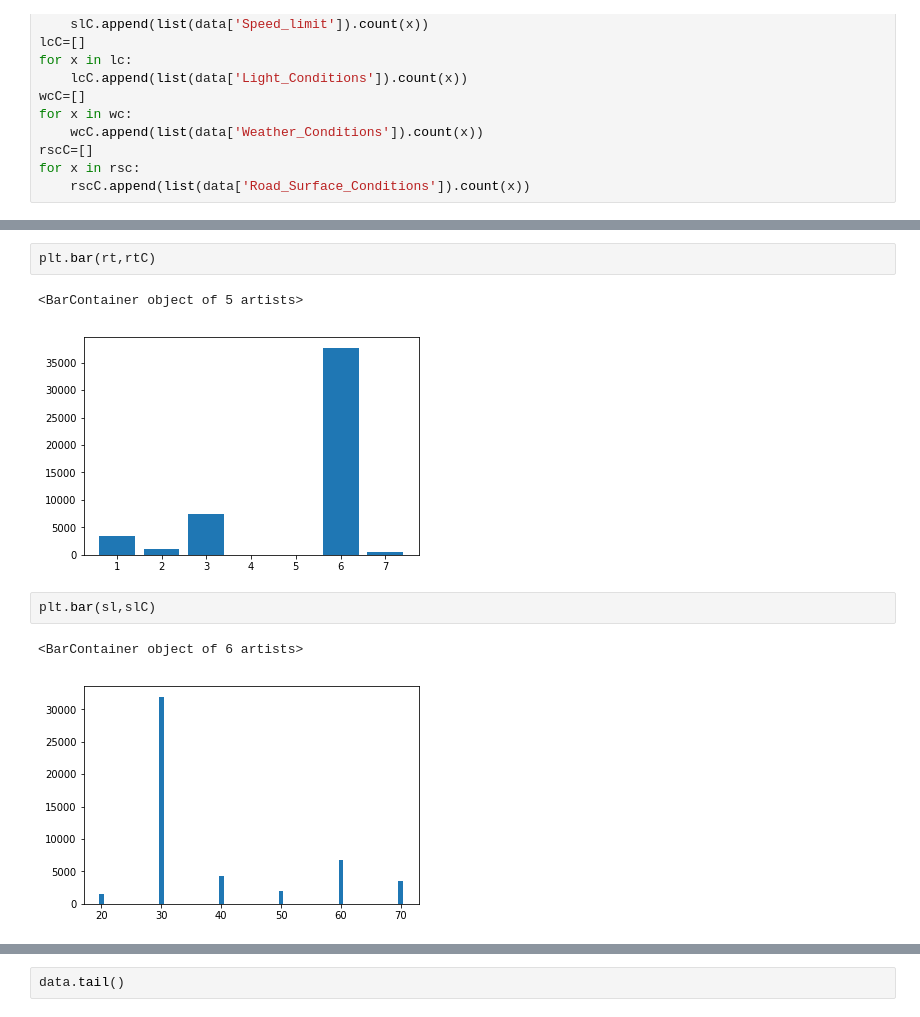
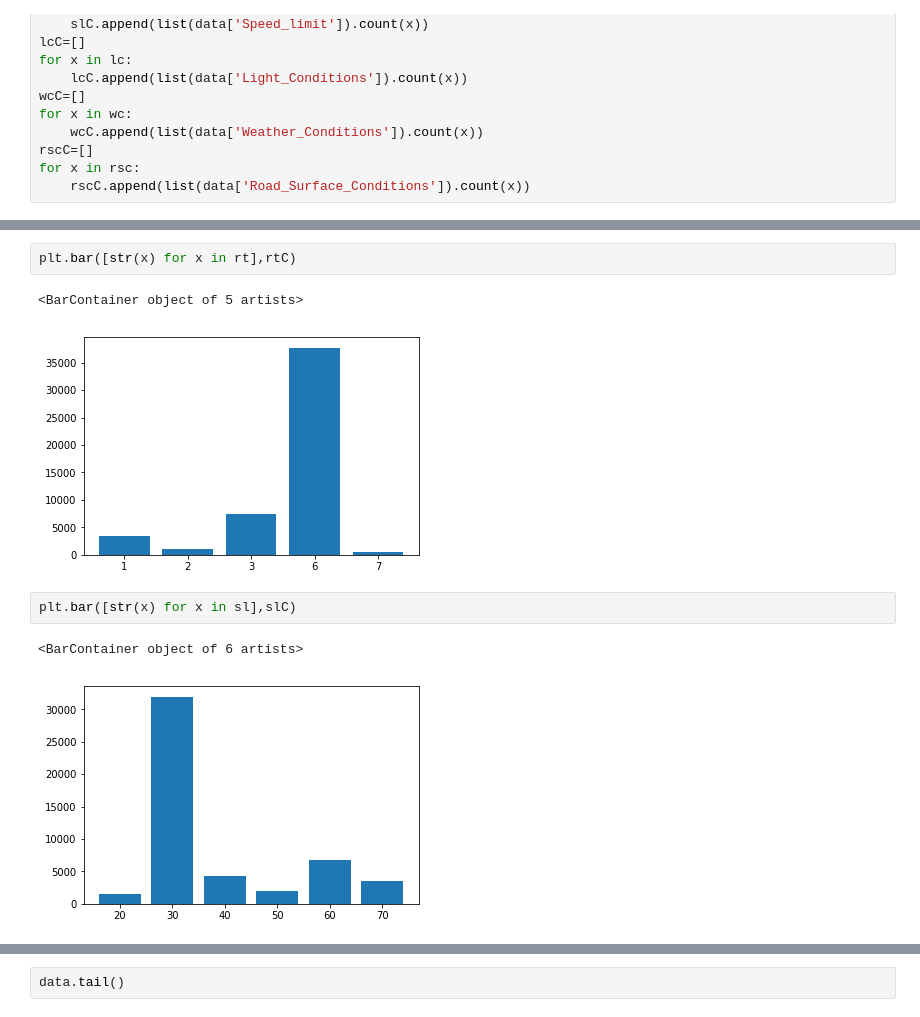
Before and after one commit to gitgirish2/Accident-Prediction-P, a Jupyter notebook: Dataset Handling.ipynb, the cells around one changed output, grey strips where cells are left out. Cells and saved outputs as stored; diff of their text form.

```diff
--- a/Dataset Handling.ipynb
+++ b/Dataset Handling.ipynb
@@ -81,13 +121,13 @@ plt.bar(dow,dowC)
 <BarContainer object of 7 artists>
 [figure]
 # %%
-plt.bar(rt,rtC)
+plt.bar([str(x) for x in rt],rtC)
 # %% [output]
 <BarContainer object of 5 artists>
-[figure, old version]
+[figure, new version]
 # %%
-plt.bar(sl,slC)
+plt.bar([str(x) for x in sl],slC)
 # %% [output]
 <BarContainer object of 6 artists>
-[figure, old version]
+[figure, new version]
 # %%
```
Also changed, not shown: parts of 8 cells of this notebook, 2 other files.
